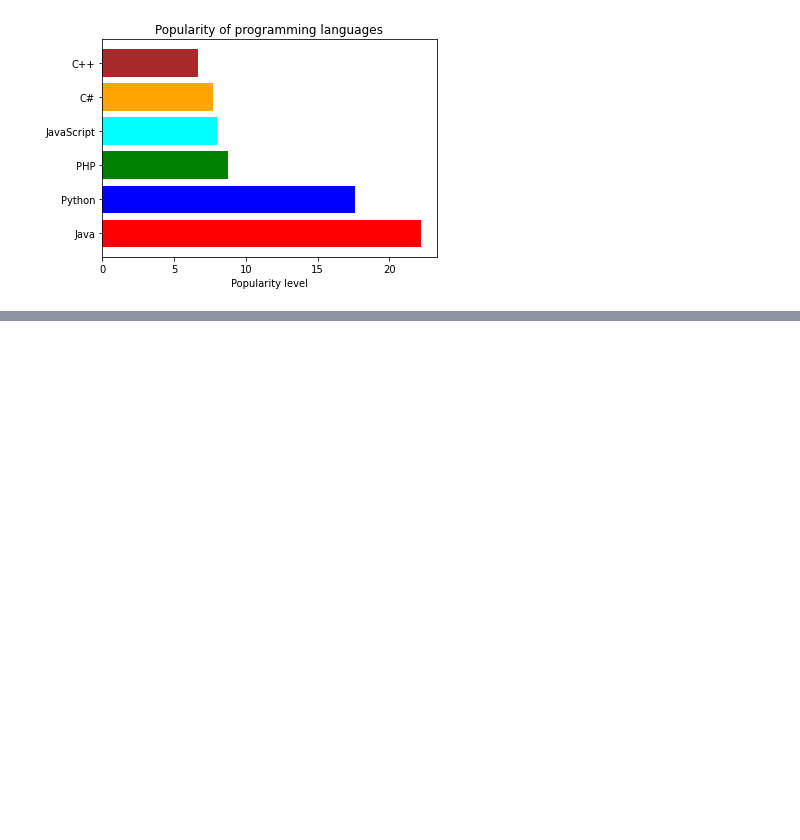
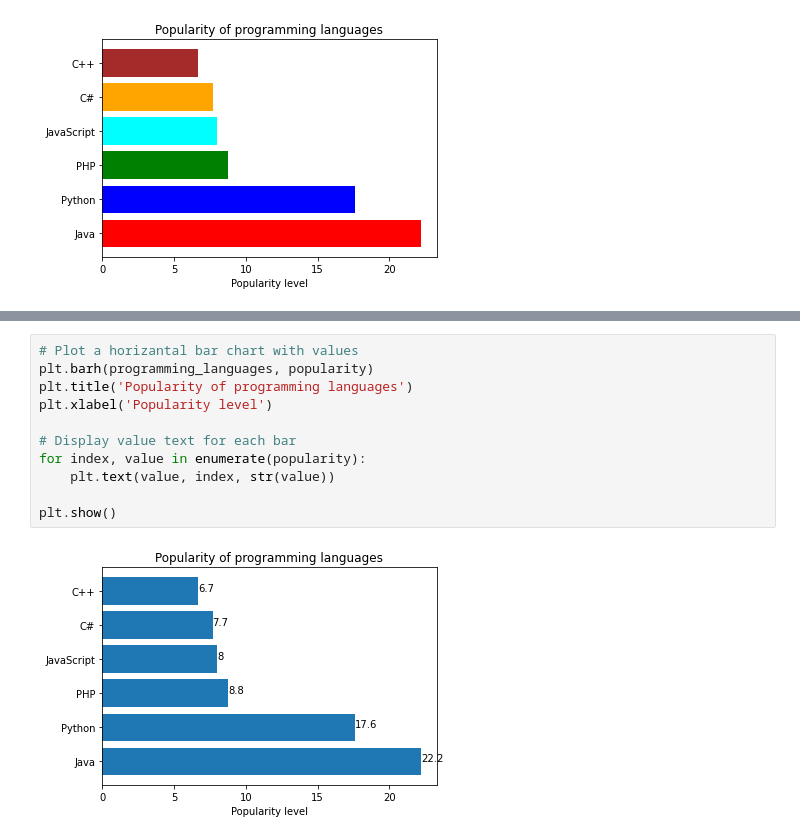
Before and after one commit to NishanthRajkumar/Python-Libraries, a Jupyter notebook: matplotlib_programs/matplotlib_barchart.ipynb, the cells around one changed output, grey strips where cells are left out. Cells and saved outputs as stored; diff of their text form; blank space fills up the shorter version.

Commit message:
feat: Display value of bar

```diff
--- a/matplotlib_programs/matplotlib_barchart.ipynb
+++ b/matplotlib_programs/matplotlib_barchart.ipynb
@@ -71,0 +78,13 @@ plt.show()
+# %%
+# Plot a horizantal bar chart with values
+plt.barh(programming_languages, popularity)
+plt.title('Popularity of programming languages')
+plt.xlabel('Popularity level')
+
+# Display value text for each bar
+for index, value in enumerate(popularity):
+    plt.text(value, index, str(value))
+
+plt.show()
+# %% [output]
+[figure, added]
```
Also changed, not shown: parts of 1 cell of this notebook.
